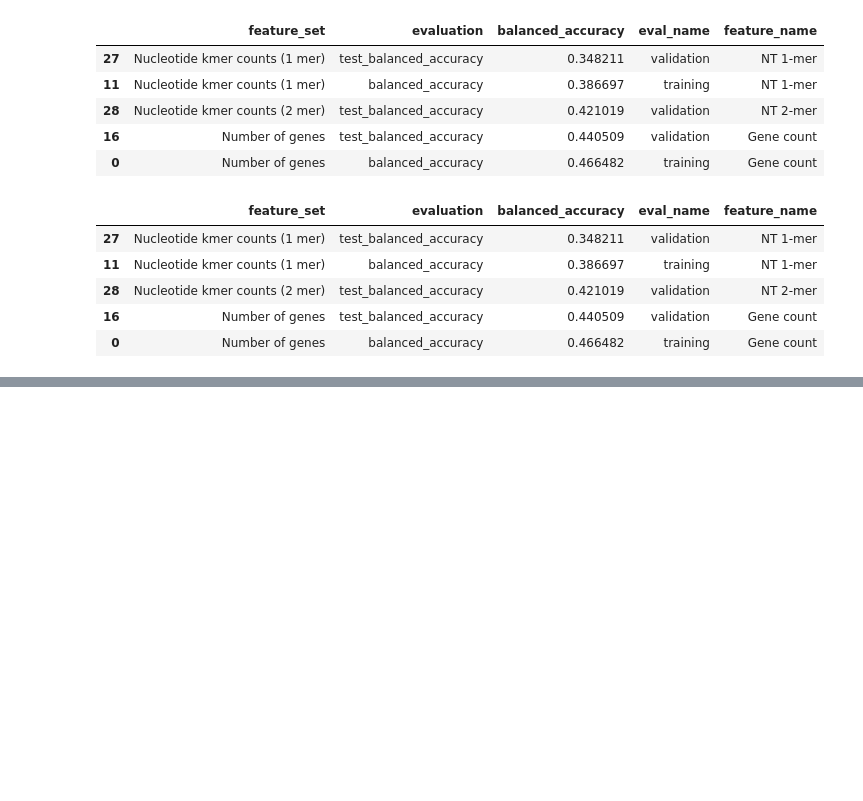
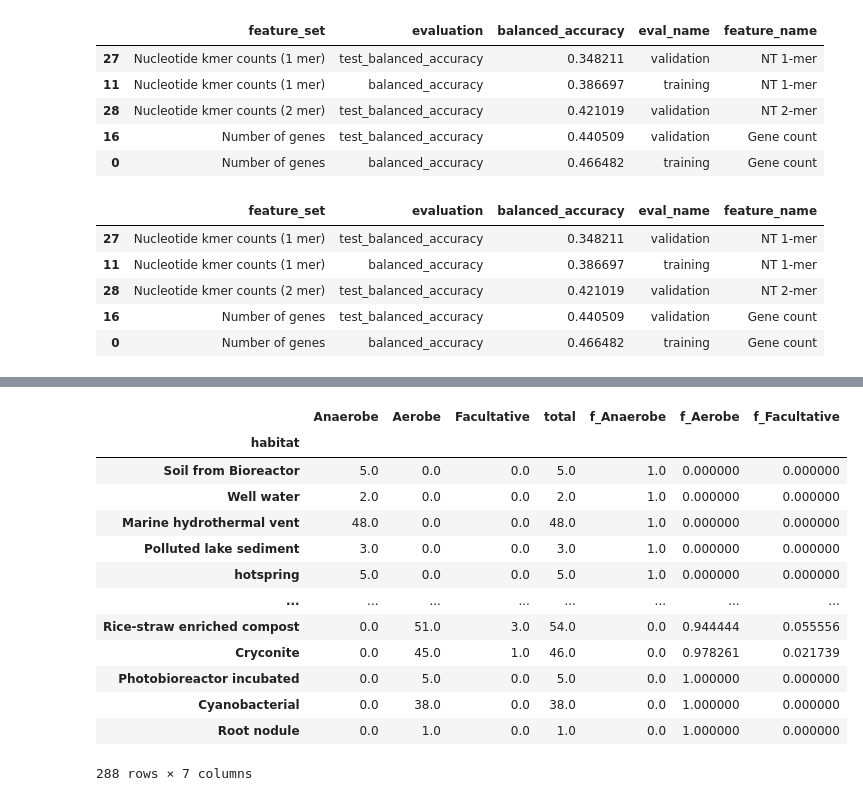
Before and after one commit to jgoldford/aerobot, a Jupyter notebook: aerobot/notebooks/MainTextFigures.ipynb, the cells around one changed output, grey strips where cells are left out. Cells and saved outputs as stored; diff of their text form; code cells hidden in the pictures; blank space fills up the shorter version.

```diff
--- a/aerobot/notebooks/MainTextFigures.ipynb
+++ b/aerobot/notebooks/MainTextFigures.ipynb
@@ -205,0 +384,23 @@ model_results_long_df[mask]
+# %%
+# Take the mean aerobe/anaerobe fractions across habitat categories
+agg_dict = {'Anaerobe': 'sum', 'Aerobe': 'sum', 'Facultative': 'sum', 'total': 'sum'}
+mean_fracs = fracs.groupby('habitat').agg(agg_dict).sort_values('total', ascending=False)
+mean_fracs['f_Anaerobe'] = mean_fracs['Anaerobe'] / mean_fracs['total']
+mean_fracs['f_Aerobe'] = mean_fracs['Aerobe'] / mean_fracs['total']
+mean_fracs['f_Facultative'] = mean_fracs['Facultative'] / mean_fracs['total']
+mean_fracs.sort_values('f_Anaerobe', ascending=False)
+# %% [output]
+|  | Anaerobe | Aerobe | Facultative | total | f_Anaerobe | f_Aerobe | f_Facultative |
+| habitat |  |  |  |  |  |  |  |
+| Soil from Bioreactor | 5.0 | 0.0 | 0.0 | 5.0 | 1.0 | 0.000000 | 0.000000 |
+| Well water | 2.0 | 0.0 | 0.0 | 2.0 | 1.0 | 0.000000 | 0.000000 |
+| Marine hydrothermal vent | 48.0 | 0.0 | 0.0 | 48.0 | 1.0 | 0.000000 | 0.000000 |
+| Polluted lake sediment | 3.0 | 0.0 | 0.0 | 3.0 | 1.0 | 0.000000 | 0.000000 |
+| hotspring | 5.0 | 0.0 | 0.0 | 5.0 | 1.0 | 0.000000 | 0.000000 |
+| ... | ... | ... | ... | ... | ... | ... | ... |
+| Rice-straw enriched compost | 0.0 | 51.0 | 3.0 | 54.0 | 0.0 | 0.944444 | 0.055556 |
+| Cryconite | 0.0 | 45.0 | 1.0 | 46.0 | 0.0 | 0.978261 | 0.021739 |
+| Photobioreactor incubated | 0.0 | 5.0 | 0.0 | 5.0 | 0.0 | 1.000000 | 0.000000 |
+| Cyanobacterial | 0.0 | 38.0 | 0.0 | 38.0 | 0.0 | 1.000000 | 0.000000 |
+| Root nodule | 0.0 | 1.0 | 0.0 | 1.0 | 0.0 | 1.000000 | 0.000000 |
+288 rows × 7 columns
```
Also changed, not shown: parts of 10 cells of this notebook.
